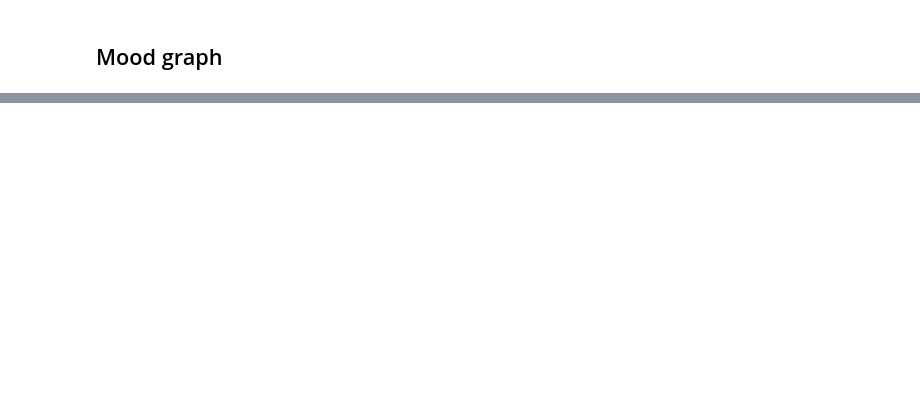
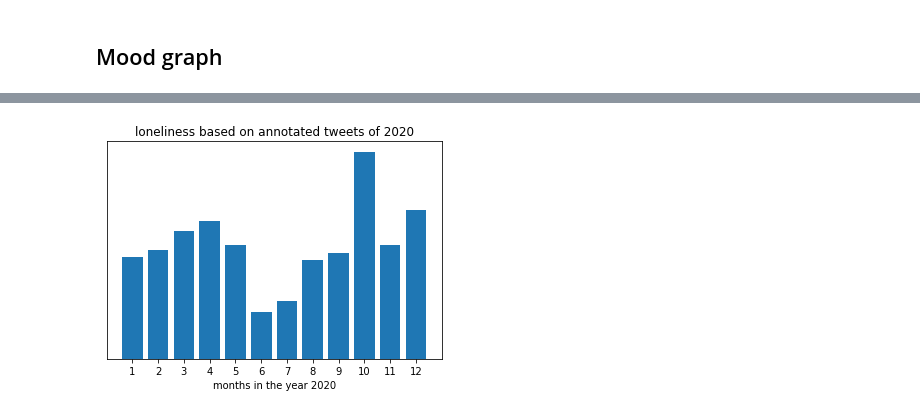
Before and after one commit to puregome/notebooks, a Jupyter notebook: annotated-graphs.ipynb, the cells around one changed output, grey strips where cells are left out. Saved outputs shown, nothing was run; the diff lists cells and outputs as text; code cells hidden in the pictures; blank space fills up the shorter version.

```diff
--- a/annotated-graphs.ipynb
+++ b/annotated-graphs.ipynb
@@ -248,0 +266,16 @@ plt.show()
+# %%
+month_counts_2020 = [ 15418685, 14851673, 21180942, 18715900, 18044679, 25944877,
+                      21840960, 20314042, 20118797, 21987100, 19393478, 20249944 ]
+# %%
+y_relative = [ y_relevant[i]/(month_counts_2020[i]*month_counts_2020[i]) for i in range(0, len(y_relevant)) ]
+
+fig, ax = plt.subplots()
+plt.bar(x_relevant, y_relative, label=f"expressing {TOPIC_EN}")
+plt.xticks(range(1,13))
+plt.yticks([])
+plt.xlabel("months in the year 2020")
+plt.title(f"{TOPIC_EN} based on annotated tweets of 2020")
+plt.savefig(f"{TOPIC_EN}_annotated_2020.png")
+plt.show()
+# %% [output]
+[figure, added]
```
Also changed, not shown: parts of 17 cells of this notebook.
